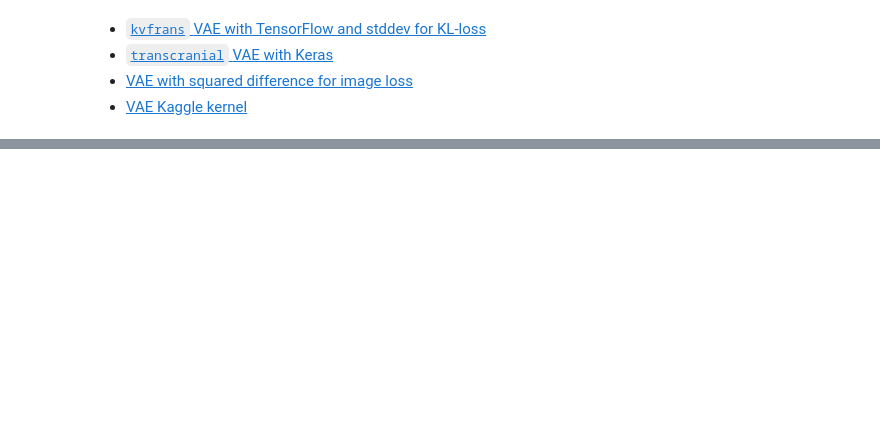
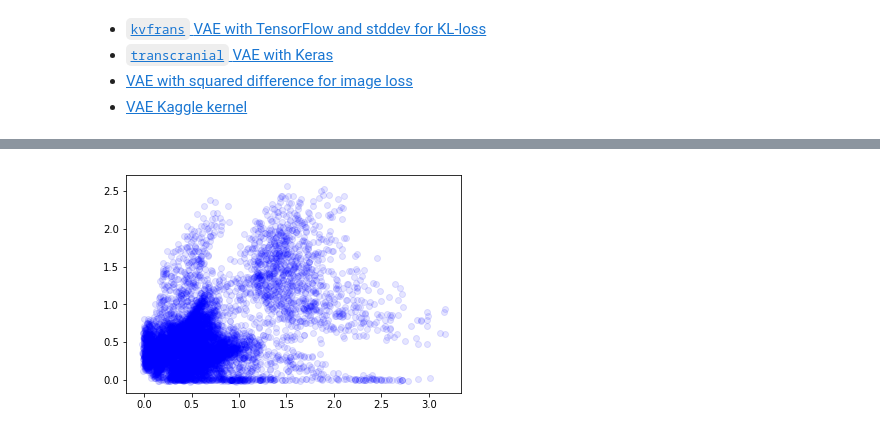
Before and after one commit to gabrielwong159/tf, a Jupyter notebook: vae/evaluate_model.ipynb, the cells around one changed output, grey strips where cells are left out. Saved outputs shown, nothing was run; the diff lists cells and outputs as text; code cells hidden in the pictures; blank space fills up the shorter version.

```diff
--- a/vae/evaluate_model.ipynb
+++ b/vae/evaluate_model.ipynb
@@ -40,0 +90,7 @@ model = VAE(batch_size)
+# %%
+z = sess.run(model.z, feed_dict={
+    model.x: mnist.test.images.reshape([-1, 28, 28, 1])
+})
+plt.scatter(z[:, 0], z[:, 1], color=(0, 0, 1, 0.1));
+# %% [output]
+[figure, added]
```
Also changed, not shown: parts of 13 cells of this notebook, 3 other files.
